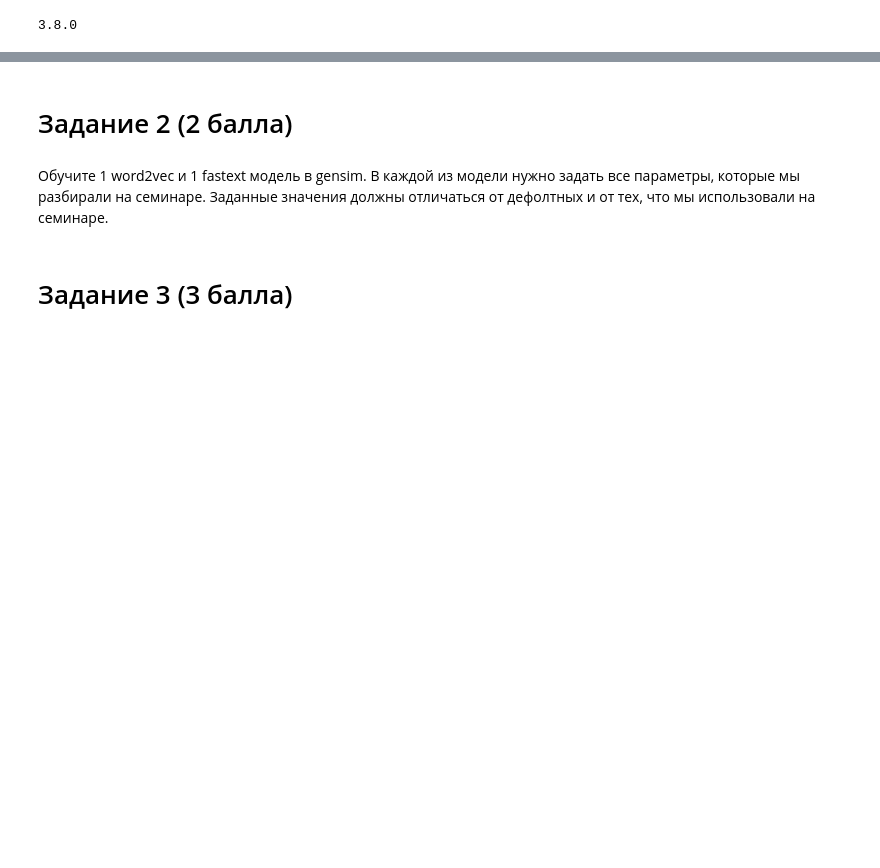
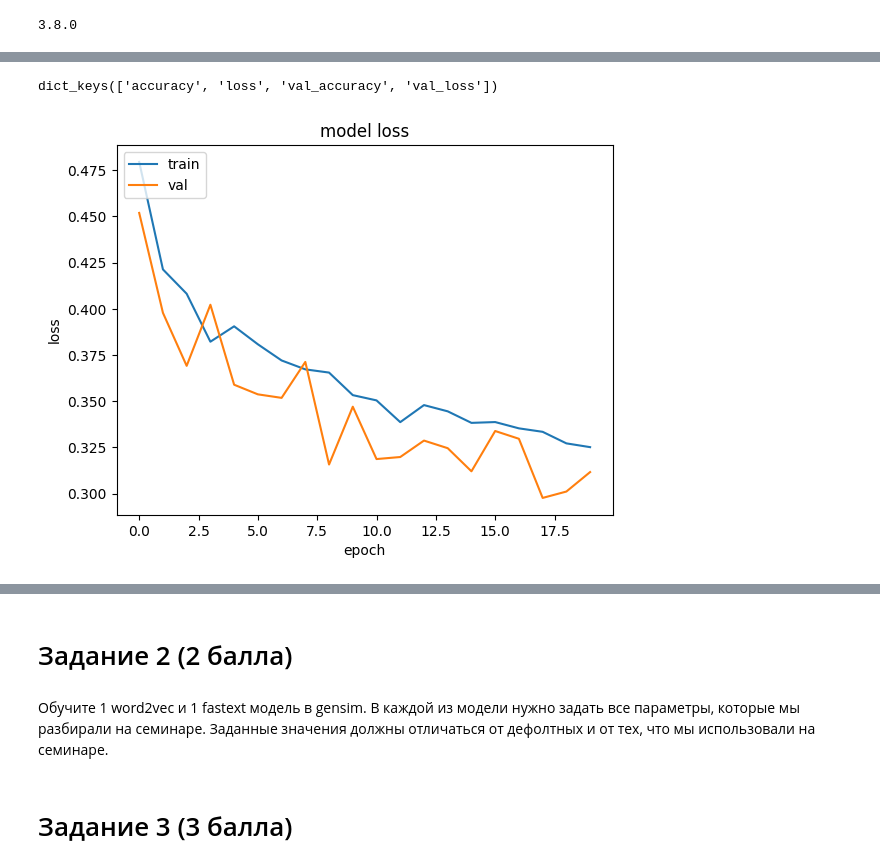
Before and after one commit to smertlove/compling_nlp_hw, a Jupyter notebook: hw5_word_embeddings/homework.ipynb, the cells around one changed output, grey strips where cells are left out. Cells and saved outputs as stored; diff of their text form; code cells hidden in the pictures; blank space fills up the shorter version.

```diff
--- a/hw5_word_embeddings/homework.ipynb
+++ b/hw5_word_embeddings/homework.ipynb
@@ -412,0 +397,2 @@ most_similar('церковь', wiki, embeddings)
+# %%
+lwiki = LemmatizedVocab(r"data/wiki_data.txt")
@@ -412,0 +421,31 @@ most_similar('церковь', wiki, embeddings)
+# %%
+class LemmatizedSkipgramW2VwNS:
+    inputs_target = keras.layers.Input(shape=(1,))
+    inputs_context = keras.layers.Input(shape=(1,))
+
+
+    embeddings_target = keras.layers.Embedding(input_dim=len(lwiki.word2id), output_dim=200)(inputs_target, )
+    embeddings_context = keras.layers.Embedding(input_dim=len(lwiki.word2id), output_dim=200)(inputs_context, )
+
+    target = keras.layers.Flatten()(embeddings_target)
+    context = keras.layers.Flatten()(embeddings_context)
+
+    dot = keras.layers.Dot(1)([target, context])
+    outputs = keras.layers.Activation(activation='sigmoid')(dot)
+
+    model = keras.Model(inputs=[inputs_target, inputs_context],
+                        outputs=outputs)
+    optimizer = keras.optimizers.Adam(learning_rate=0.001)
+    model.compile(optimizer=optimizer,
+                loss='binary_crossentropy',
+                metrics=['accuracy'])
+
+    model.build((None, 3))
+# %%
+LemmatizedSkipgramW2VwNS.model.fit(gen_batches_sg(lwiki, window=3),
+          validation_data=gen_batches_sg(lwiki,  window=3),
+          batch_size=1000,
+          steps_per_epoch=2000,
+
+          validation_steps=30,
+          epochs=20)
@@ -412,0 +471,13 @@ most_similar('церковь', wiki, embeddings)
+# %%
+print(LemmatizedSkipgramW2VwNS.model.history.history.keys())
+# summarize history for accuracy
+plt.plot(LemmatizedSkipgramW2VwNS.model.history.history['loss'])
+plt.plot(LemmatizedSkipgramW2VwNS.model.history.history['val_loss'])
+plt.title('model loss')
+plt.ylabel('loss')
+plt.xlabel('epoch')
+plt.legend(['train', 'val'], loc='upper left')
+plt.show()
+# %% [output]
+dict_keys(['accuracy', 'loss', 'val_accuracy', 'val_loss'])
+[figure, added]
```
Also changed, not shown: parts of 57 cells of this notebook.
